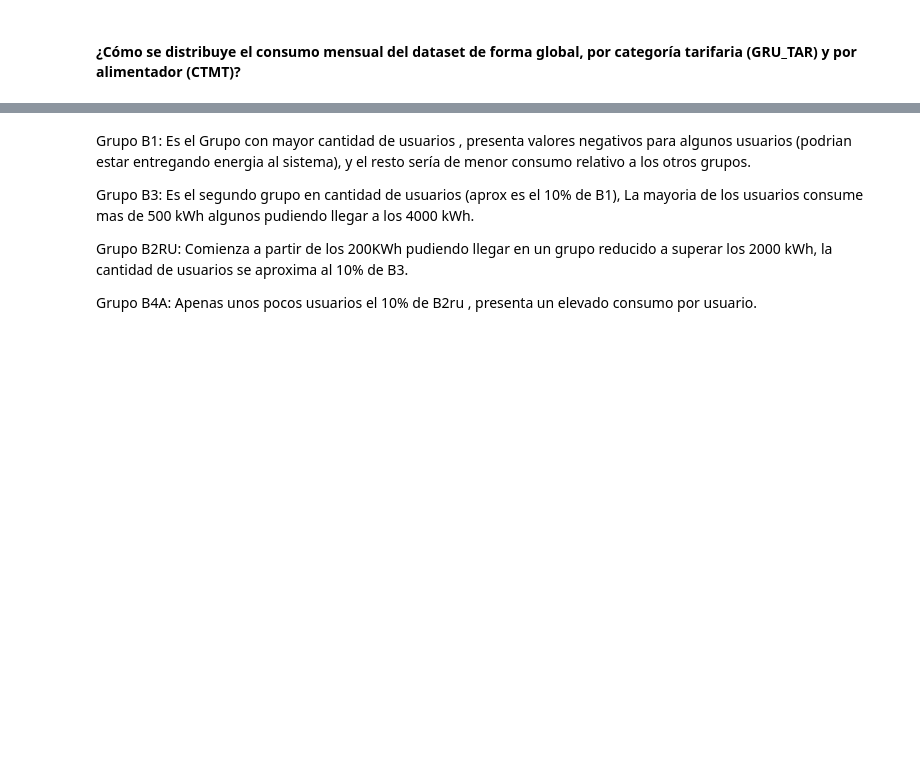
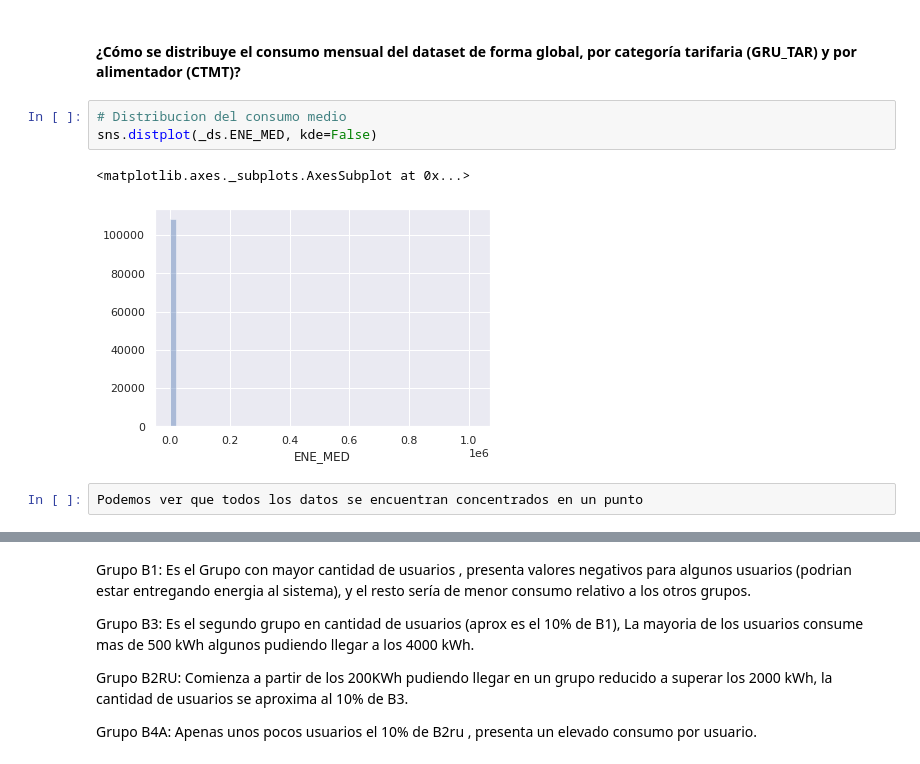
Before and after one commit to mahunz/Diplodatos2020, a Jupyter notebook: Analiisis_y_Visualizacion_Grupo1.ipynb, the cells around one changed output, grey strips where cells are left out. Cells and saved outputs as stored; diff of their text form; blank space fills up the shorter version.

```diff
--- a/Analiisis_y_Visualizacion_Grupo1.ipynb
+++ b/Analiisis_y_Visualizacion_Grupo1.ipynb
@@ -503,3 +513,11 @@ A través de un test de hipótesis de independencia de variables, se puede saber
 ## 3. Preguntas Disparadoras
 # %% [markdown]
 #### ¿Cómo se distribuye el consumo mensual del dataset de forma global, por categoría tarifaria (GRU_TAR) y por alimentador (CTMT)?
+# %%
+# Distribucion del consumo medio
+sns.distplot(_ds.ENE_MED, kde=False)
+# %% [output]
+<matplotlib.axes._subplots.AxesSubplot at 0x...>
+[figure, added]
+# %%
+Podemos ver que todos los datos se encuentran concentrados en un punto
```
Also changed, not shown: parts of 15 cells of this notebook.
